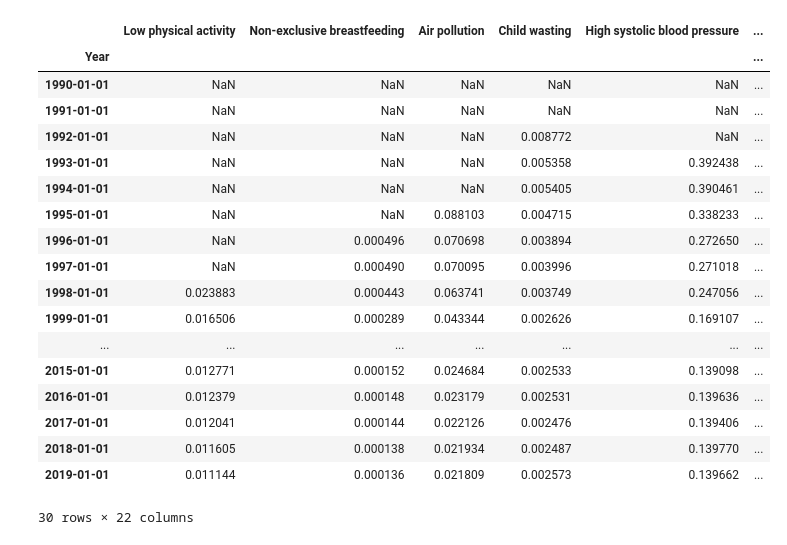
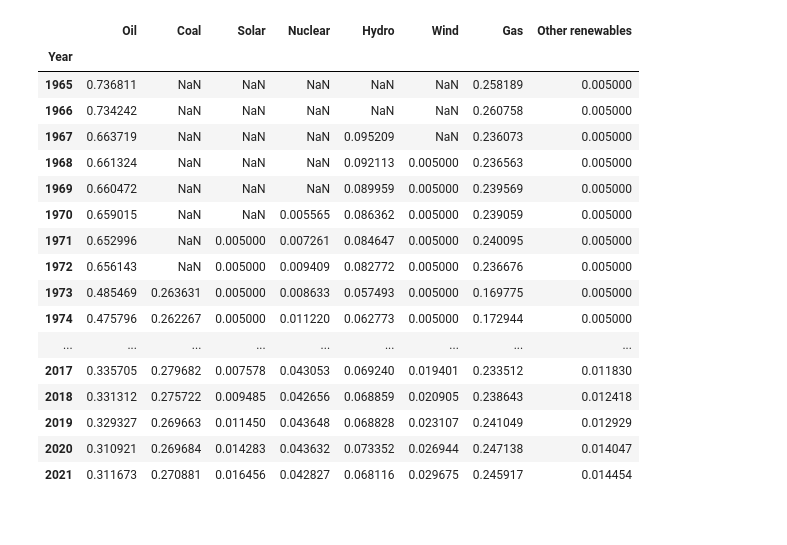
Before and after one commit to mateuja/compotime, a Jupyter notebook: examples/Compositional time series_nan.ipynb, the cells around one changed output. Cells and saved outputs as stored; diff of their text form; code cells hidden in the pictures.

```diff
--- a/examples/Compositional time series_nan.ipynb
+++ b/examples/Compositional time series_nan.ipynb
@@ -33,39 +33,39 @@ def plot_time_series(
     plt.subplots_adjust(right=0.8)  # Adjust the right margin to make room for the legend
     plt.show()
 # %%
-df = pd.read_csv("data/dbrf.csv").assign(Year=lambda x: pd.to_datetime(x["Year"])).set_index("Year")
+df = pd.read_csv("data/share_energy_source.csv")
+df["Year"] = [pd.Period(x) for x in df["Year"]]
+df = df.set_index("Year")
 
-df.columns = map(str.strip, df.columns)  # TODO: Save data correctly
 rng = np.random.default_rng(0)
 
 nullable_periods = 15
-years = pd.date_range("1990-01-01", periods=nullable_periods, freq="YS")
-for col in df.columns:
+years = pd.period_range("1965", periods=nullable_periods, freq="Y")
+for col in df.columns[1:]:
     # Set different starts
     df.loc[years[: rng.integers(0, high=10, size=1).item()], col] = np.nan
 
 df = df.div(df.sum(axis=1), axis=0)
 
-df = treat_small(df, minimum=1e-6)
+df = treat_small(df, minimum=0.005)
 df
 # %% [output]
-|  | Low physical activity | Non-exclusive breastfeeding | Air pollution | Child wasting | High systolic blood pressure | ... |
-| Year |  |  |  |  |  | ... |
-| 1990-01-01 | NaN | NaN | NaN | NaN | NaN | ... |
-| 1991-01-01 | NaN | NaN | NaN | NaN | NaN | ... |
-| 1992-01-01 | NaN | NaN | NaN | 0.008772 | NaN | ... |
-| 1993-01-01 | NaN | NaN | NaN | 0.005358 | 0.392438 | ... |
-| 1994-01-01 | NaN | NaN | NaN | 0.005405 | 0.390461 | ... |
-| 1995-01-01 | NaN | NaN | 0.088103 | 0.004715 | 0.338233 | ... |
-| 1996-01-01 | NaN | 0.000496 | 0.070698 | 0.003894 | 0.272650 | ... |
-| 1997-01-01 | NaN | 0.000490 | 0.070095 | 0.003996 | 0.271018 | ... |
-| 1998-01-01 | 0.023883 | 0.000443 | 0.063741 | 0.003749 | 0.247056 | ... |
-| 1999-01-01 | 0.016506 | 0.000289 | 0.043344 | 0.002626 | 0.169107 | ... |
-| ... | ... | ... | ... | ... | ... | ... |
-| 2015-01-01 | 0.012771 | 0.000152 | 0.024684 | 0.002533 | 0.139098 | ... |
-| 2016-01-01 | 0.012379 | 0.000148 | 0.023179 | 0.002531 | 0.139636 | ... |
-| 2017-01-01 | 0.012041 | 0.000144 | 0.022126 | 0.002476 | 0.139406 | ... |
-| 2018-01-01 | 0.011605 | 0.000138 | 0.021934 | 0.002487 | 0.139770 | ... |
-| 2019-01-01 | 0.011144 | 0.000136 | 0.021809 | 0.002573 | 0.139662 | ... |
+|  | Oil | Coal | Solar | Nuclear | Hydro | Wind | Gas | Other renewables |
+| Year |  |  |  |  |  |  |  |  |
+| 1965 | 0.736811 | NaN | NaN | NaN | NaN | NaN | 0.258189 | 0.005000 |
+| 1966 | 0.734242 | NaN | NaN | NaN | NaN | NaN | 0.260758 | 0.005000 |
+| 1967 | 0.663719 | NaN | NaN | NaN | 0.095209 | NaN | 0.236073 | 0.005000 |
+| 1968 | 0.661324 | NaN | NaN | NaN | 0.092113 | 0.005000 | 0.236563 | 0.005000 |
+| 1969 | 0.660472 | NaN | NaN | NaN | 0.089959 | 0.005000 | 0.239569 | 0.005000 |
+| 1970 | 0.659015 | NaN | NaN | 0.005565 | 0.086362 | 0.005000 | 0.239059 | 0.005000 |
+| 1971 | 0.652996 | NaN | 0.005000 | 0.007261 | 0.084647 | 0.005000 | 0.240095 | 0.005000 |
+| 1972 | 0.656143 | NaN | 0.005000 | 0.009409 | 0.082772 | 0.005000 | 0.236676 | 0.005000 |
+| 1973 | 0.485469 | 0.263631 | 0.005000 | 0.008633 | 0.057493 | 0.005000 | 0.169775 | 0.005000 |
+| 1974 | 0.475796 | 0.262267 | 0.005000 | 0.011220 | 0.062773 | 0.005000 | 0.172944 | 0.005000 |
+| ... | ... | ... | ... | ... | ... | ... | ... | ... |
+| 2017 | 0.335705 | 0.279682 | 0.007578 | 0.043053 | 0.069240 | 0.019401 | 0.233512 | 0.011830 |
+| 2018 | 0.331312 | 0.275722 | 0.009485 | 0.042656 | 0.068859 | 0.020905 | 0.238643 | 0.012418 |
+| 2019 | 0.329327 | 0.269663 | 0.011450 | 0.043648 | 0.068828 | 0.023107 | 0.241049 | 0.012929 |
+| 2020 | 0.310921 | 0.269684 | 0.014283 | 0.043632 | 0.073352 | 0.026944 | 0.247138 | 0.014047 |
+| 2021 | 0.311673 | 0.270881 | 0.016456 | 0.042827 | 0.068116 | 0.029675 | 0.245917 | 0.014454 |
-30 rows × 22 columns
 # %%
```
Also changed, not shown: parts of 4 cells of this notebook, 6 other files.
